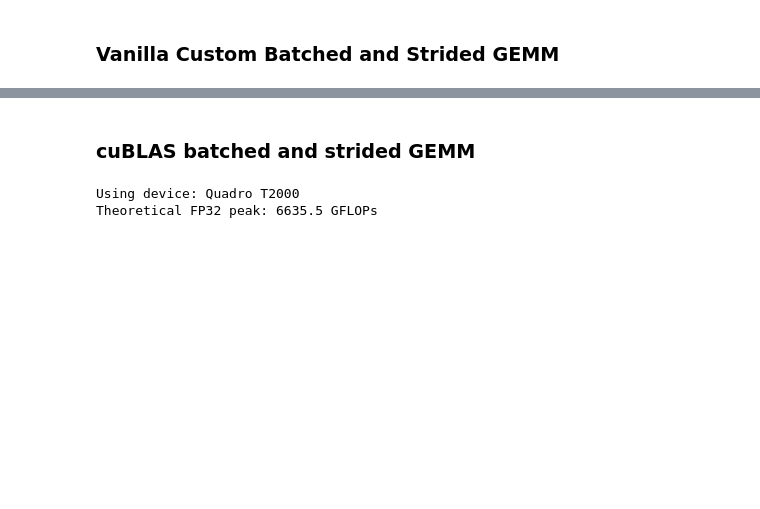
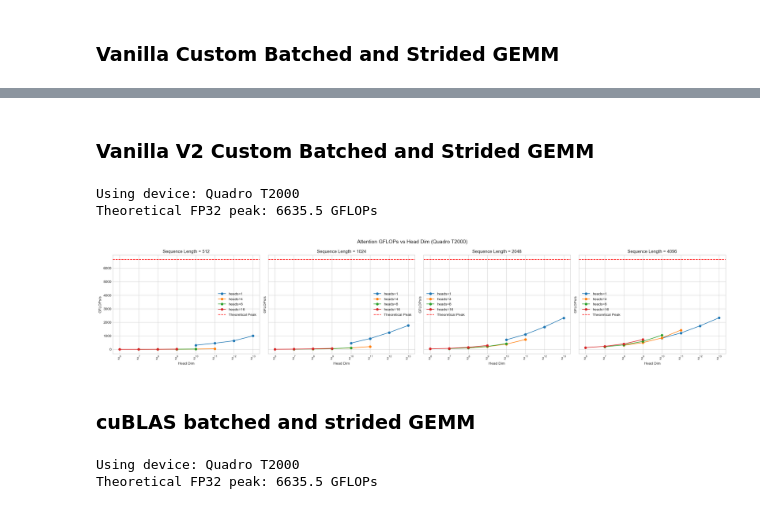
Before and after one commit to abhishek1297/attention-impl-in-CUDA, a Jupyter notebook: benchmarks/plots.ipynb, the cells around one changed output, grey strips where cells are left out. Drawn from its saved outputs; the diff is of its cells as text; code cells hidden in the pictures; blank space fills up the shorter version.

```diff
--- a/benchmarks/plots.ipynb
+++ b/benchmarks/plots.ipynb
@@ -54,3 +54,11 @@ Theoretical FP32 peak: 6635.5 GFLOPs
+# %% [markdown]
+### Vanilla V2 Custom Batched and Strided GEMM
+# %%
+plot_gflops("benchmarks/vanilla_v2_Quadro_T2000_sm75.csv")
+# %% [output]
+Using device: Quadro T2000
+Theoretical FP32 peak: 6635.5 GFLOPs
+[figure, added]
 # %% [markdown]
 ### cuBLAS batched and strided GEMM
 # %%
```
Also changed, not shown: parts of 2 cells of this notebook, 3 other files.
